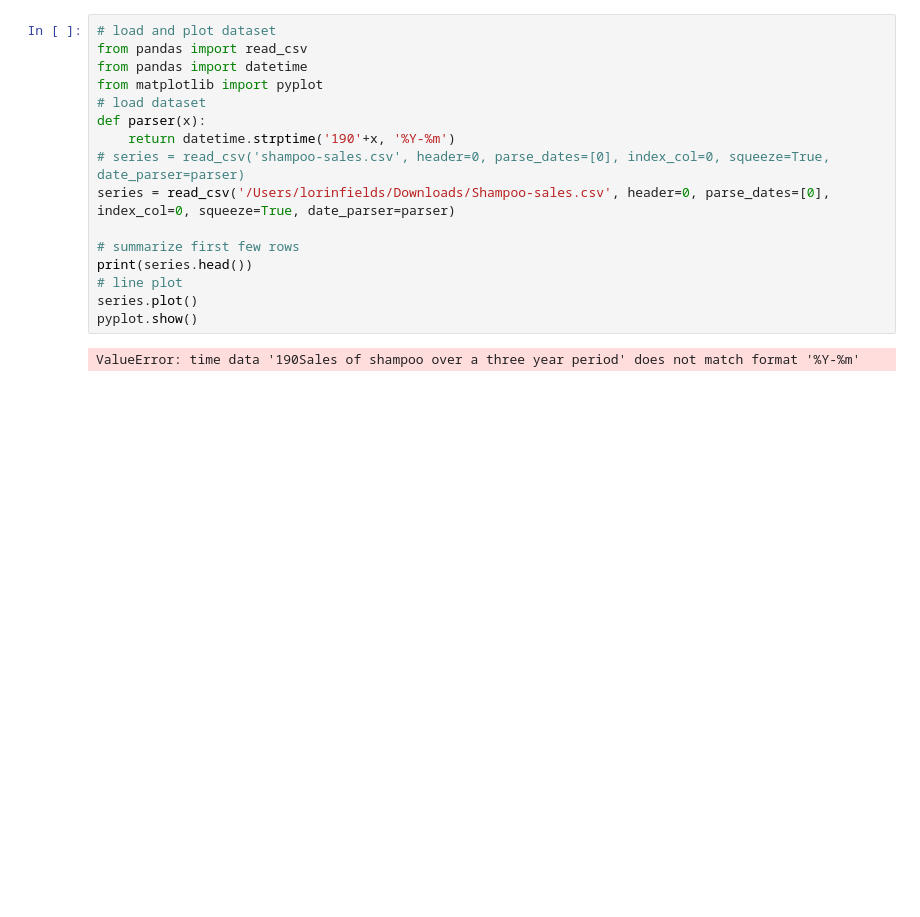
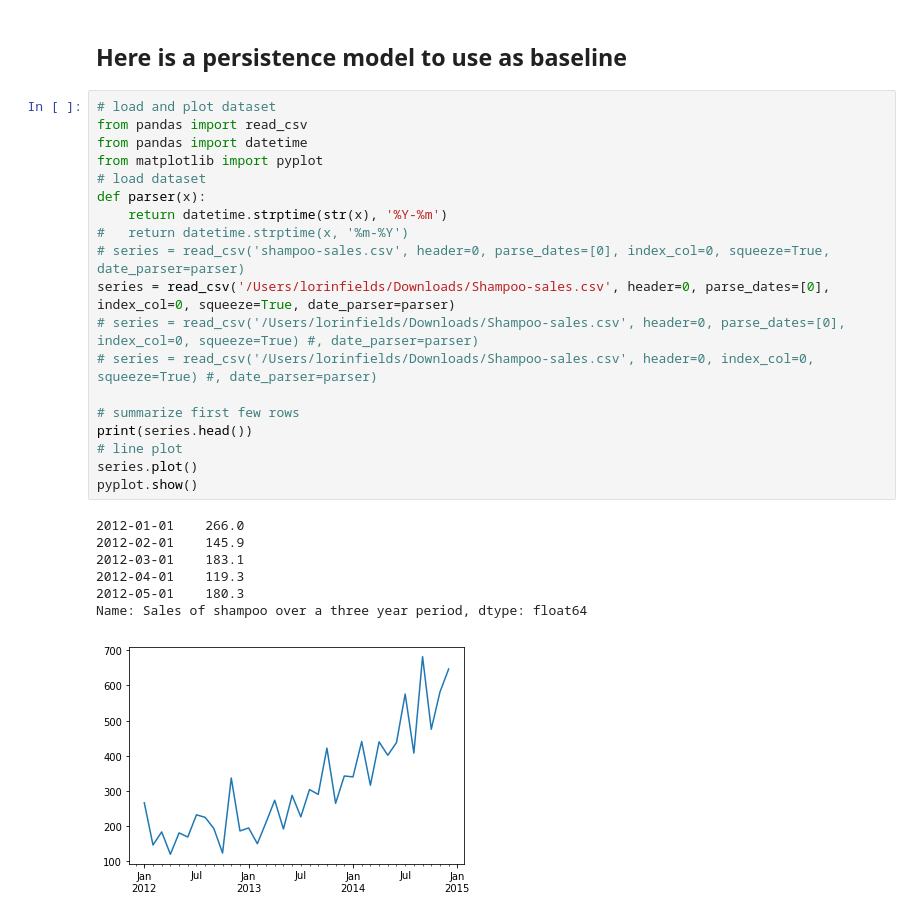
Before and after one commit to snhuber/iblocal, a Jupyter notebook: Shampoo LSTM keras TensorFlow.ipynb, the cells around one changed output. Drawn from its saved outputs; the diff is of its cells as text; blank space fills up the shorter version.

Commit message:
model 1 working. barely.

```diff
--- a/Shampoo LSTM keras TensorFlow.ipynb
+++ b/Shampoo LSTM keras TensorFlow.ipynb
@@ -1,18 +75,29 @@
+# %% [markdown]
+## Here is a persistence model to use as baseline
 # %%
 # load and plot dataset
 from pandas import read_csv
 from pandas import datetime
 from matplotlib import pyplot
 # load dataset
 def parser(x):
-	return datetime.strptime('190'+x, '%Y-%m')
+	return datetime.strptime(str(x), '%Y-%m')
+# 	return datetime.strptime(x, '%m-%Y')
 # series = read_csv('shampoo-sales.csv', header=0, parse_dates=[0], index_col=0, squeeze=True, date_parser=parser)
 series = read_csv('/Users/lorinfields/Downloads/Shampoo-sales.csv', header=0, parse_dates=[0], index_col=0, squeeze=True, date_parser=parser)
+# series = read_csv('/Users/lorinfields/Downloads/Shampoo-sales.csv', header=0, parse_dates=[0], index_col=0, squeeze=True) #, date_parser=parser)
+# series = read_csv('/Users/lorinfields/Downloads/Shampoo-sales.csv', header=0, index_col=0, squeeze=True) #, date_parser=parser)
 
 # summarize first few rows
 print(series.head())
 # line plot
 series.plot()
 pyplot.show()
 # %% [output]
-ValueError: time data '190Sales of shampoo over a three year period' does not match format '%Y-%m'
+2012-01-01    266.0
+2012-02-01    145.9
+2012-03-01    183.1
+2012-04-01    119.3
+2012-05-01    180.3
+Name: Sales of shampoo over a three year period, dtype: float64
+[figure, added]
```
Also changed, not shown: parts of 7 cells of this notebook, 3 other files.
